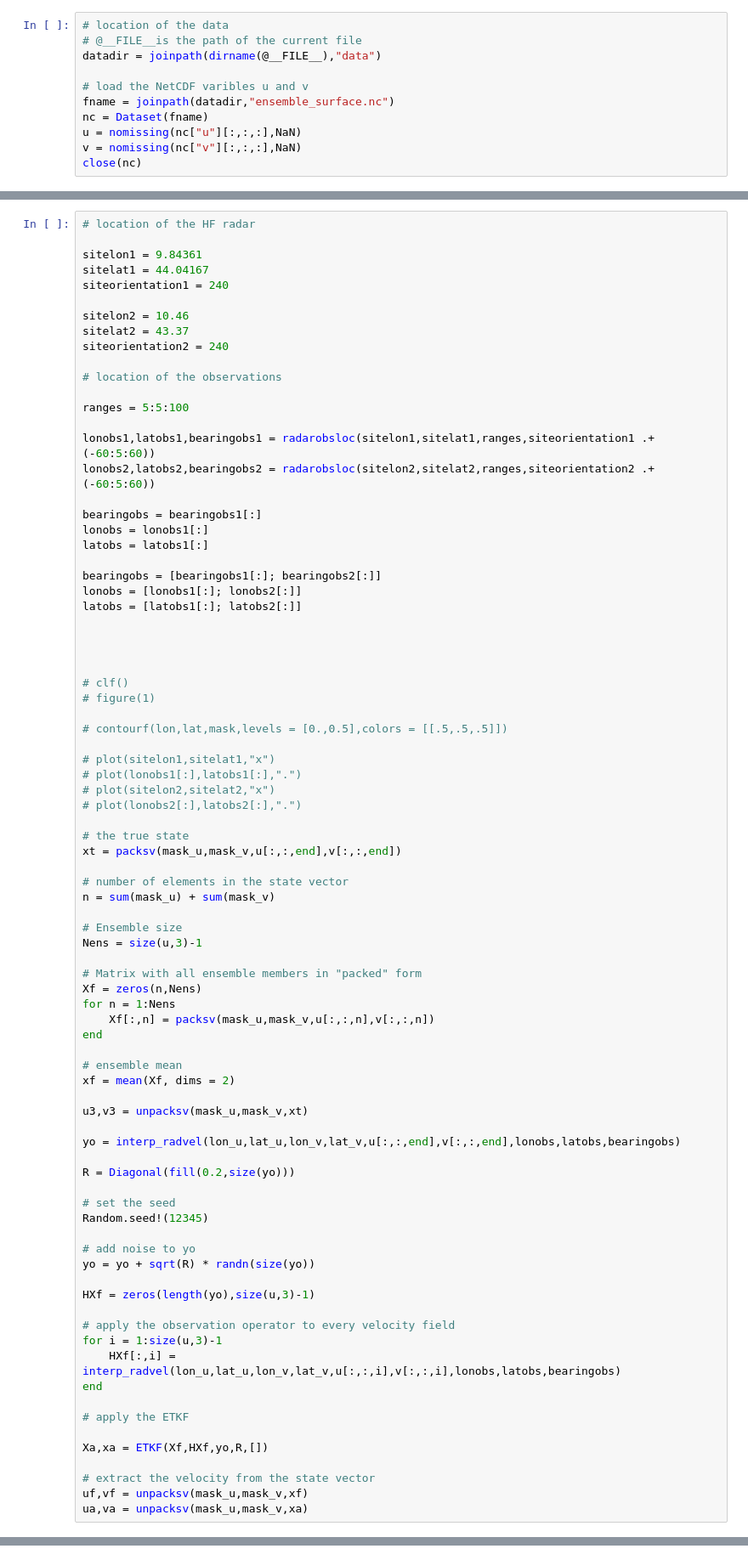
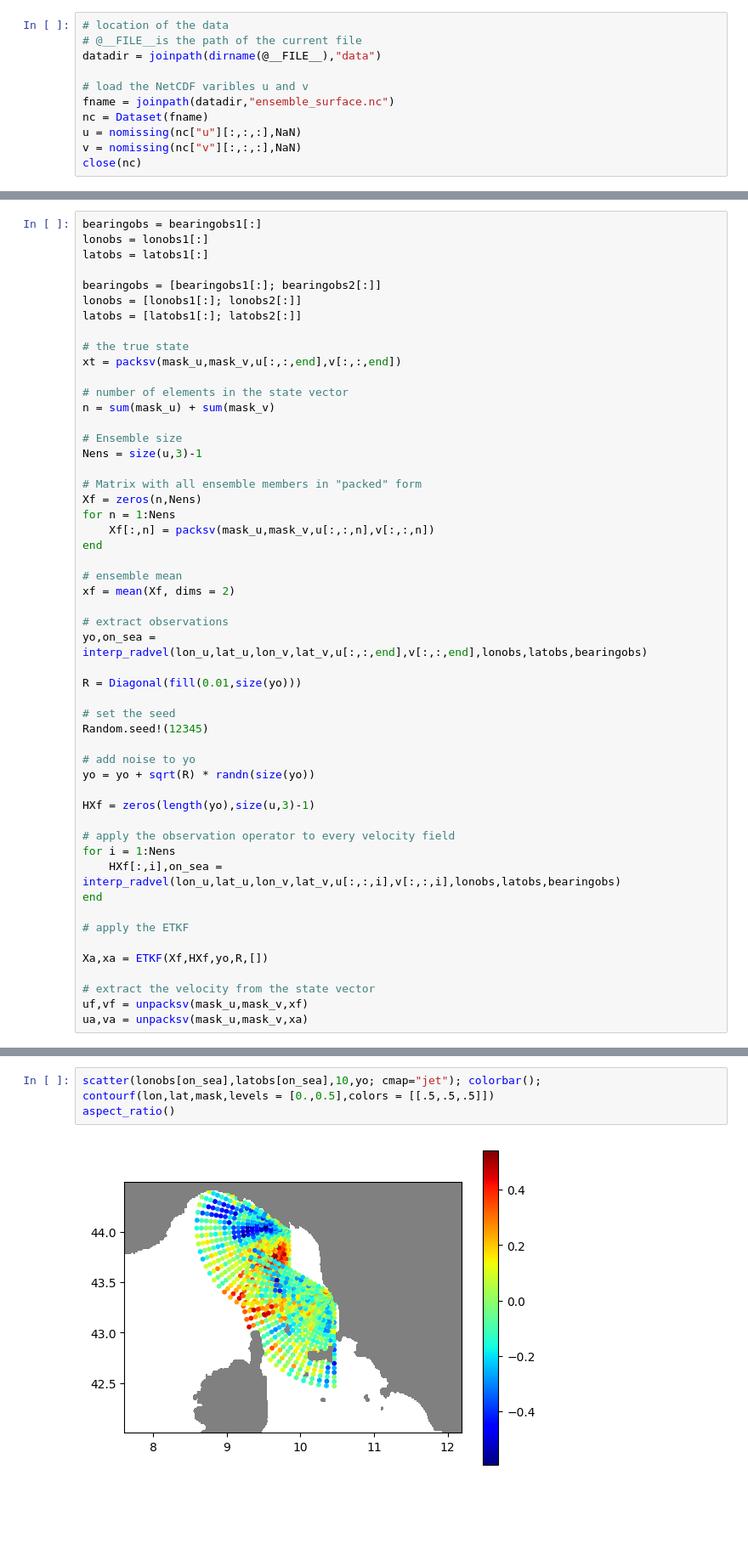
Before and after one commit to Alexander-Barth/HF-radar-assim-exercise, a Jupyter notebook: assim_exercise.ipynb, the cells around one changed output, grey strips where cells are left out. Shown: that part at 85% size. Saved outputs shown, nothing was run; the diff lists cells and outputs as text; blank space fills up the shorter version.

```diff
--- a/assim_exercise.ipynb
+++ b/assim_exercise.ipynb
@@ -168,21 +249,4 @@ close(nc)
 # %%
-# location of the HF radar
-
-sitelon1 = 9.84361
-sitelat1 = 44.04167
-siteorientation1 = 240
-
-sitelon2 = 10.46
-sitelat2 = 43.37
-siteorientation2 = 240
-
-# location of the observations
-
-ranges = 5:5:100
-
-lonobs1,latobs1,bearingobs1 = radarobsloc(sitelon1,sitelat1,ranges,siteorientation1 .+ (-60:5:60))
-lonobs2,latobs2,bearingobs2 = radarobsloc(sitelon2,sitelat2,ranges,siteorientation2 .+ (-60:5:60))
-
 bearingobs = bearingobs1[:]
 lonobs = lonobs1[:]
 latobs = latobs1[:]
@@ -190,19 +254,6 @@ latobs = latobs1[:]
 bearingobs = [bearingobs1[:]; bearingobs2[:]]
 lonobs = [lonobs1[:]; lonobs2[:]]
 latobs = [latobs1[:]; latobs2[:]]
-
-
-
-
-# clf()
-# figure(1)
-
-# contourf(lon,lat,mask,levels = [0.,0.5],colors = [[.5,.5,.5]])
-
-# plot(sitelon1,sitelat1,"x")
-# plot(lonobs1[:],latobs1[:],".")
-# plot(sitelon2,sitelat2,"x")
-# plot(lonobs2[:],latobs2[:],".")
 
 # the true state
 xt = packsv(mask_u,mask_v,u[:,:,end],v[:,:,end])
@@ -222,11 +273,10 @@ end
 # ensemble mean
 xf = mean(Xf, dims = 2)
 
-u3,v3 = unpacksv(mask_u,mask_v,xt)
+# extract observations
+yo,on_sea = interp_radvel(lon_u,lat_u,lon_v,lat_v,u[:,:,end],v[:,:,end],lonobs,latobs,bearingobs)
 
-yo = interp_radvel(lon_u,lat_u,lon_v,lat_v,u[:,:,end],v[:,:,end],lonobs,latobs,bearingobs)
-
-R = Diagonal(fill(0.2,size(yo)))
+R = Diagonal(fill(0.01,size(yo)))
 
 # set the seed
 Random.seed!(12345)
@@ -237,8 +287,8 @@ yo = yo + sqrt(R) * randn(size(yo))
 HXf = zeros(length(yo),size(u,3)-1)
 
 # apply the observation operator to every velocity field
-for i = 1:size(u,3)-1
-    HXf[:,i] = interp_radvel(lon_u,lat_u,lon_v,lat_v,u[:,:,i],v[:,:,i],lonobs,latobs,bearingobs)
+for i = 1:Nens
+    HXf[:,i],on_sea = interp_radvel(lon_u,lat_u,lon_v,lat_v,u[:,:,i],v[:,:,i],lonobs,latobs,bearingobs)
 end
 
 # apply the ETKF
@@ -302,0 +313,6 @@ figure(),plotvel(ua,va; legendvec = 1)
+# %%
+scatter(lonobs[on_sea],latobs[on_sea],10,yo; cmap="jet"); colorbar();
+contourf(lon,lat,mask,levels = [0.,0.5],colors = [[.5,.5,.5]])
+aspect_ratio()
+# %% [output]
+[figure, added]
```
Also changed, not shown: parts of 50 cells of this notebook, 1 other file.
